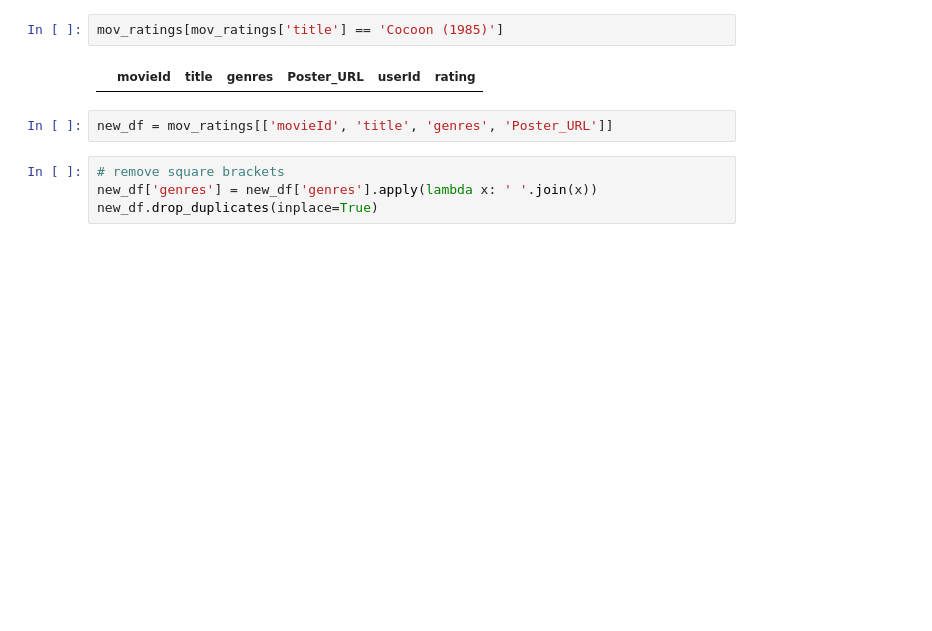
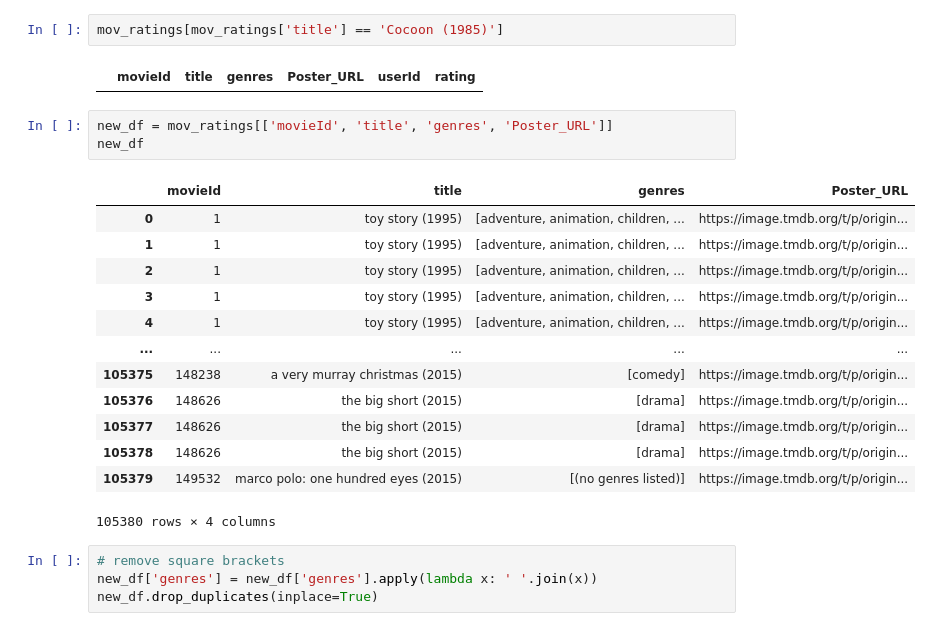
Before and after one commit to ranujap00/Movie-Recommendation-System, a Jupyter notebook: Implementation/recommendation.ipynb, the cells around one changed output. Saved outputs shown, nothing was run; the diff lists cells and outputs as text; blank space fills up the shorter version.

```diff
--- a/Implementation/recommendation.ipynb
+++ b/Implementation/recommendation.ipynb
@@ -188,6 +188,21 @@ mov_ratings[mov_ratings['title'] == 'Cocoon (1985)']
 |  | movieId | title | genres | Poster_URL | userId | rating |
 # %%
 new_df = mov_ratings[['movieId', 'title', 'genres', 'Poster_URL']]
+new_df
+# %% [output]
+|  | movieId | title | genres | Poster_URL |
+| 0 | 1 | toy story (1995) | [adventure, animation, children, ... | https://image.tmdb.org/t/p/origin... |
+| 1 | 1 | toy story (1995) | [adventure, animation, children, ... | https://image.tmdb.org/t/p/origin... |
+| 2 | 1 | toy story (1995) | [adventure, animation, children, ... | https://image.tmdb.org/t/p/origin... |
+| 3 | 1 | toy story (1995) | [adventure, animation, children, ... | https://image.tmdb.org/t/p/origin... |
+| 4 | 1 | toy story (1995) | [adventure, animation, children, ... | https://image.tmdb.org/t/p/origin... |
+| ... | ... | ... | ... | ... |
+| 105375 | 148238 | a very murray christmas (2015) | [comedy] | https://image.tmdb.org/t/p/origin... |
+| 105376 | 148626 | the big short (2015) | [drama] | https://image.tmdb.org/t/p/origin... |
+| 105377 | 148626 | the big short (2015) | [drama] | https://image.tmdb.org/t/p/origin... |
+| 105378 | 148626 | the big short (2015) | [drama] | https://image.tmdb.org/t/p/origin... |
+| 105379 | 149532 | marco polo: one hundred eyes (2015) | [(no genres listed)] | https://image.tmdb.org/t/p/origin... |
+105380 rows × 4 columns
 # %%
 # remove square brackets
 new_df['genres'] = new_df['genres'].apply(lambda x: ' '.join(x))
```
Also changed, not shown: parts of 3 cells of this notebook, 2 other files.
